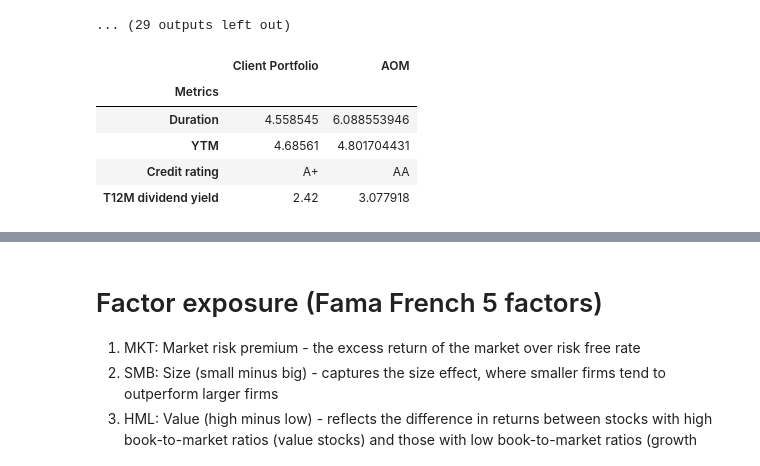
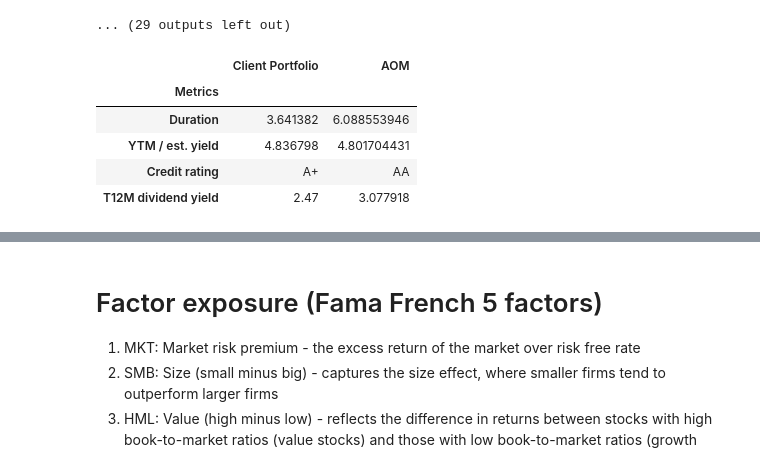
Before and after one commit to weijieleong/Portfolio-Visualizer, a Jupyter notebook: Portfolio_Visualizer_colab.ipynb, the cells around one changed output, grey strips where cells are left out. Drawn from its saved outputs; the diff is of its cells as text; code cells hidden in the pictures.

```diff
--- a/Portfolio_Visualizer_colab.ipynb
+++ b/Portfolio_Visualizer_colab.ipynb
@@ -1351,34 +1351,34 @@ generate_key_holdings()
 # %%
 # @title 7. Fixed income metrics - duration, YTM, dividend yield, credit quality
 
 # calc dividend of all constituents
 dvd_breakdown_list = [pc.exposure_analysis(all_port_wgt[portfolio], df_fi_metrics.loc[['T12M dividend yield']].astype(float), latest_data=True).rename(columns={0: portfolio}) for portfolio in port_names]
 dvd_breakdown_all = pd.concat(dvd_breakdown_list, axis=1)
 dvd_breakdown_all.columns = port_names
 dvd_breakdown_all = pd.concat([dvd_breakdown_all, df_fi_metrics.loc[['T12M dividend yield']][bm_tickers]], axis=1)
 dvd_breakdown_all = round(dvd_breakdown_all, 2)
 
 
 # Duration, YTM and credit quality of FI components only
-fixed_income_list = list(df_fi_metrics.loc['YTM'][df_fi_metrics.loc['YTM'] != 0].index)
+fixed_income_list = df_fi_metrics.columns[df_fi_metrics.iloc[df_fi_metrics.index.get_loc('YTM / est. yield')] != 0].tolist()
 port_fi_metrics = pd.DataFrame()
 
 for i in (port_names):
-    ytm_duration_df = pc.exposure_analysis_mixed(all_port_wgt[i], df_fi_metrics.loc[['Duration', 'YTM']].astype(float), fixed_income_list, latest_data=True, start_date=start_date, end_date=end_date)
+    ytm_duration_df = pc.exposure_analysis_mixed(all_port_wgt[i], df_fi_metrics.loc[['Duration', 'YTM / est. yield']].astype(float), fixed_income_list, latest_data=True, start_date=start_date, end_date=end_date)
     ytm_duration_df.columns = [i]
     port_fi_metrics = pd.concat([port_fi_metrics, ytm_duration_df], axis=1)
     port_fi_metrics.loc['Credit rating'] = pc.calc_avg_credit_rating(all_port_wgt[i], df_fi_metrics.loc[['Credit rating']], latest_data=True)
 
-port_fi_metrics = pd.concat([port_fi_metrics, df_fi_metrics.loc[['Duration', 'YTM', 'Credit rating']][bm_tickers]], axis=1)
+port_fi_metrics = pd.concat([port_fi_metrics, df_fi_metrics.loc[['Duration', 'YTM / est. yield', 'Credit rating']][bm_tickers]], axis=1)
 port_fi_metrics = pd.concat([port_fi_metrics, dvd_breakdown_all], axis=0)
 port_fi_metrics
 # %% [output]
 |  | Client Portfolio | AOM |
 | Metrics |  |  |
-| Duration | 4.558545 | 6.088553946 |
-| YTM | 4.68561 | 4.801704431 |
+| Duration | 3.641382 | 6.088553946 |
+| YTM / est. yield | 4.836798 | 4.801704431 |
 | Credit rating | A+ | AA |
-| T12M dividend yield | 2.42 | 3.077918 |
+| T12M dividend yield | 2.47 | 3.077918 |
 # %%
 # @title Func sunburst charts
 # Function to save charts to a single PDF
```
Also changed, not shown: parts of 5 cells of this notebook.
